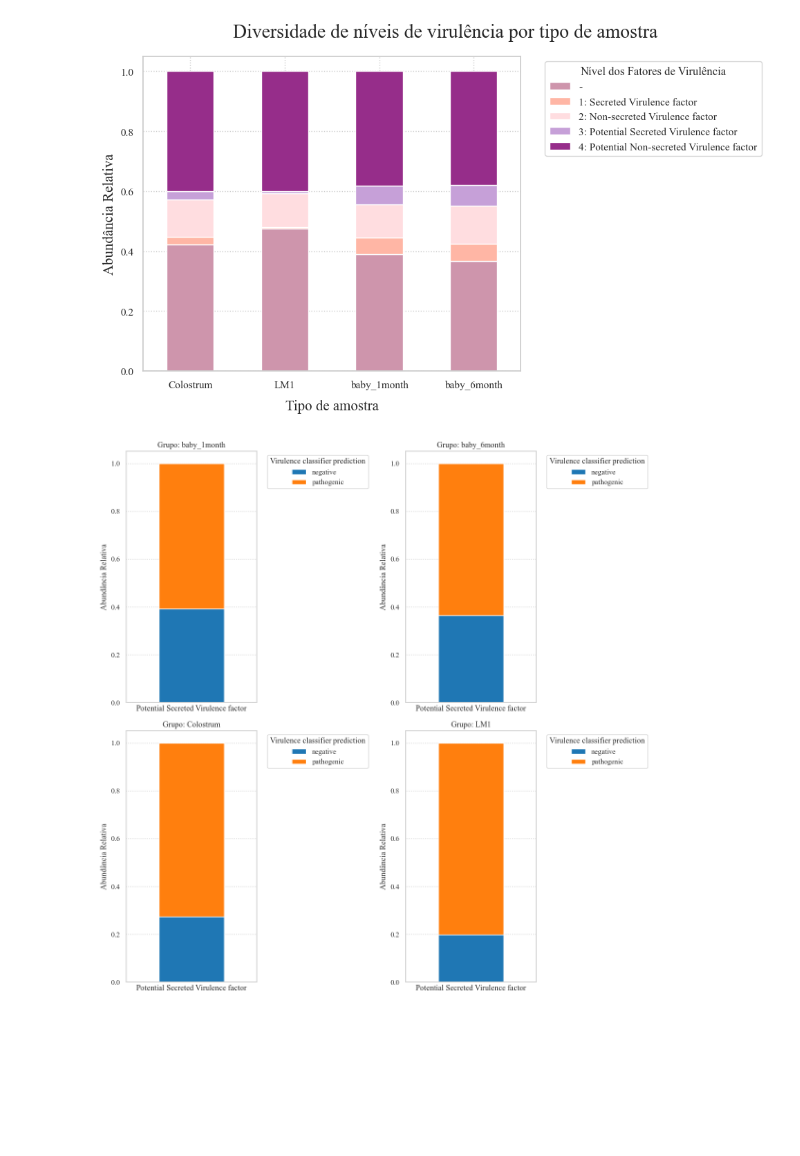
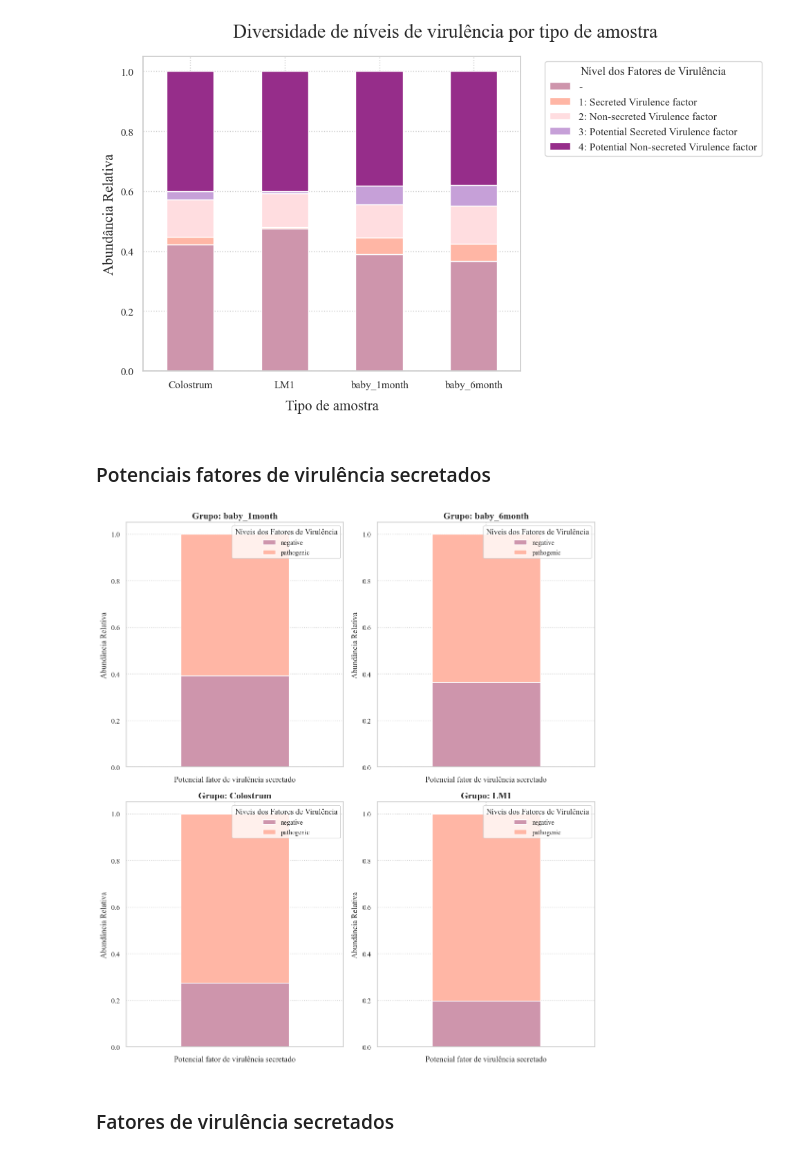
Before and after one commit to monocas/TCC-Leite-Materno, a Jupyter notebook: PathoFact/pathofact_analise/tratamento_de_dados.ipynb, the cells around one changed output. Cells and saved outputs as stored; diff of their text form; code cells hidden in the pictures; blank space fills up the shorter version.

```diff
--- a/PathoFact/pathofact_analise/tratamento_de_dados.ipynb
+++ b/PathoFact/pathofact_analise/tratamento_de_dados.ipynb
@@ -91,5 +91,7 @@ plt.savefig("diversidade_virulencia.png")
 plt.show()
 # %% [output]
 [figure]
+# %% [markdown]
+### Potenciais fatores de virulência secretados
 # %%
 # Filtrar as linhas onde a coluna "Virulence_confidence_level" é igual a "3: Potential Secreted Virulence factor"
@@ -97,36 +99,39 @@ filtered_df = virulence_concat[virulence_concat['Virulence_confidence_level'] ==
 # %%
-filtered_virulence = virulence_concat[virulence_concat['Virulence_confidence_level'] == '3: Potential Secreted Virulence factor']
-
 # Passo 2: Criar uma figura com 4 subplots
 fig, axes = plt.subplots(2, 2, figsize=(12, 12))
 
-# Passo 3: Para cada grupo, gerar o histograma empilhado
-groups = filtered_virulence['group'].unique()  # Obter os grupos únicos
+# Obter os grupos únicos
+groups = filtered_virulence['group'].unique()
 
 for i, group in enumerate(groups):
-    ax = axes[i//2, i%2]  # Selecionar o subplot adequado (2x2)
+    ax = axes[i // 2, i % 2]  # Selecionar o subplot adequado (2x2)
 
     # Filtrar os dados para o grupo específico
     group_data = filtered_virulence[filtered_virulence['group'] == group]
 
     # Contar a ocorrência de cada classe por grupo
     class_counts = group_data.groupby(['Virulence_confidence_level', 'Virulence_classifier_prediction']).size().unstack(fill_value=0)
 
     # Calcular a abundância relativa
     class_relative_abundance = class_counts.div(class_counts.sum(axis=1), axis=0)
 
     # Plotar o histograma empilhado
-    class_relative_abundance.plot(kind='bar', stacked=True, ax=ax)
-    ax.set_ylabel("Abundância Relativa")
-    ax.set_xlabel("Potential Secreted Virulence factor", rotation=0)  # Definir o título do eixo x em horizontal
-    ax.set_title(f"Grupo: {group}")
-    ax.legend(title='Virulence classifier prediction', bbox_to_anchor=(1.05, 1), loc='upper left')
+    class_relative_abundance.plot(kind='bar', stacked=True, ax=ax, color=cores_personalizadas)
+    ax.set_ylabel("Abundância Relativa", fontsize=12)
+    ax.set_xlabel("Potencial fator de virulência secretado", fontsize=12)
+    ax.set_title(f"Grupo: {group}", fontsize=14, fontweight='bold')
+
+    # Ajustar a legenda dentro do gráfico
+    ax.legend(title="Níveis dos Fatores de Virulência", title_fontsize=12, fontsize=10, loc='upper right')
 
     # Remover os rótulos do eixo x
-    ax.set_xticks([])
+    ax.set_xticklabels([])
 
-# Passo 4: Ajustar layout para garantir que tudo seja exibido corretamente
-plt.tight_layout()
+# Ajustar layout para garantir que tudo seja exibido corretamente
+plt.tight_layout(rect=[0, 0, 0.9, 1])  # Ajustar o layout para a legenda interna
+plt.savefig('virulence_factors.png')
 plt.show()
 # %% [output]
-[figure, old version]
+[figure, new version]
+# %% [markdown]
+### Fatores de virulência secretados
```
Also changed, not shown: parts of 3 cells of this notebook, 7 other files.
